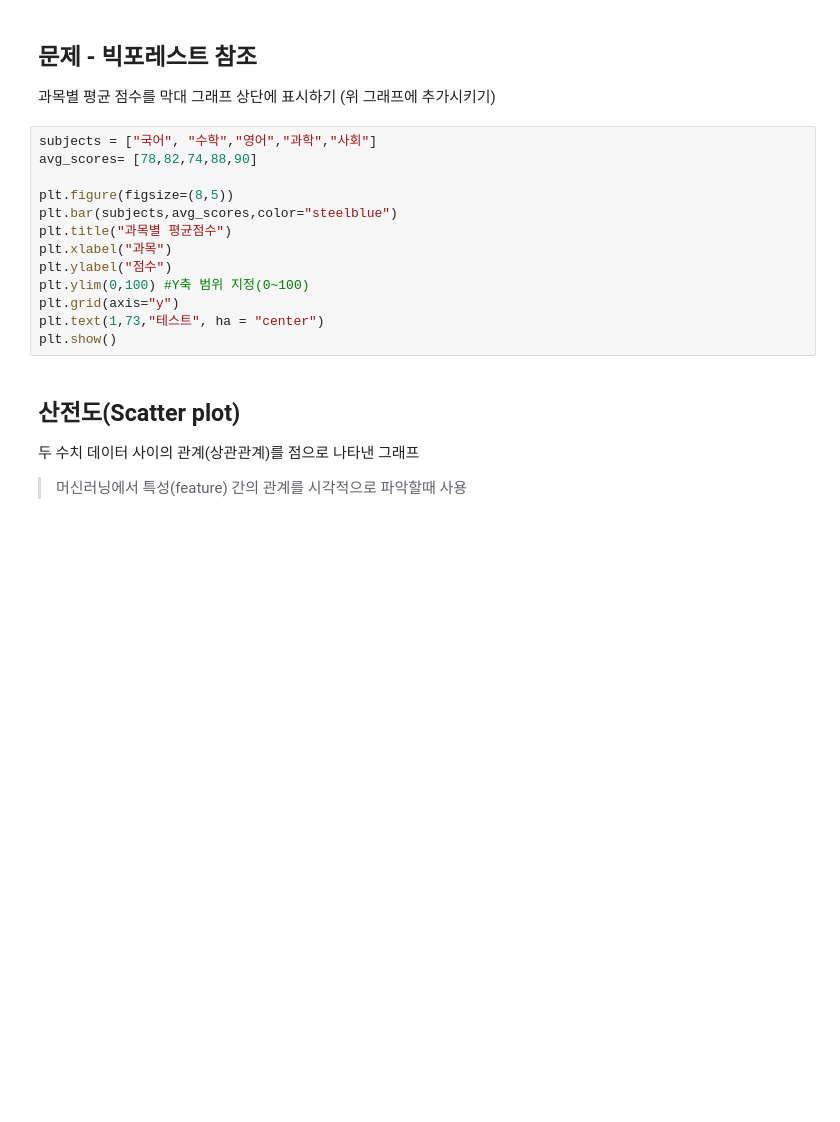
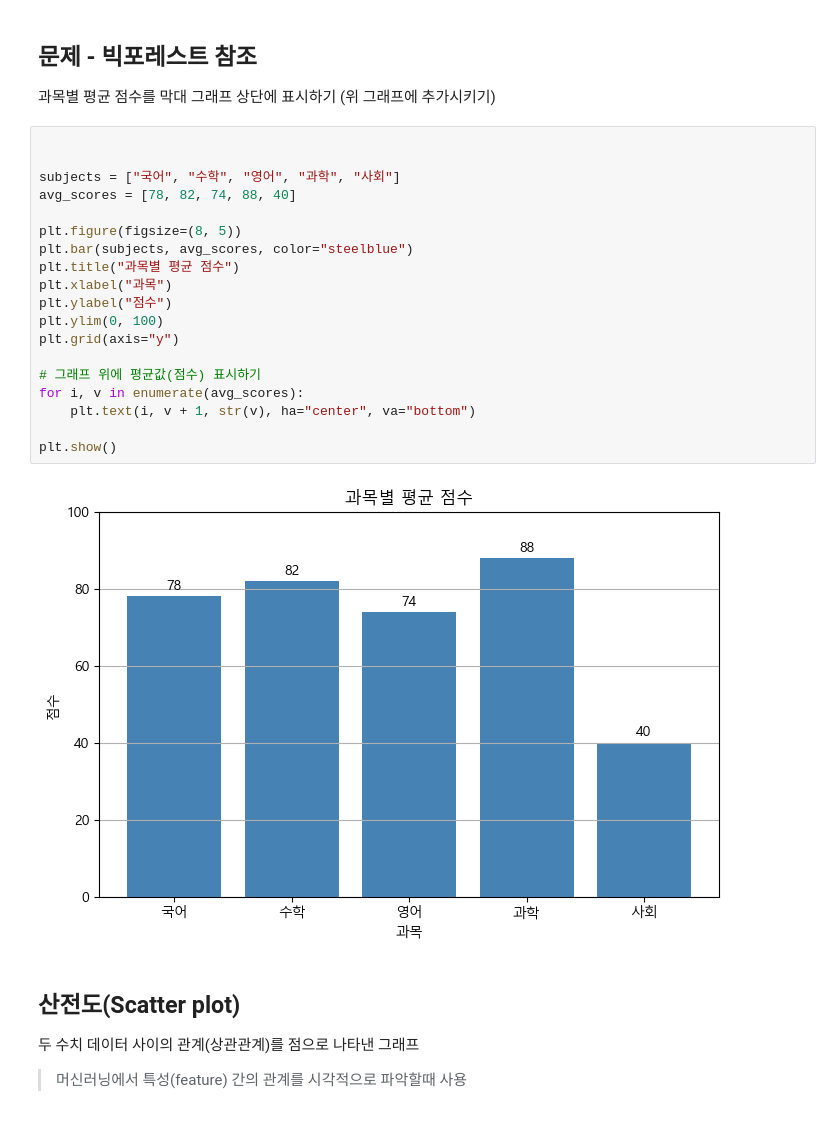
Before and after one commit to aebgbigasi/daeilm-2-3-ai-programmimg, a Jupyter notebook: 7주차.ipynb, the cells around one changed output. Saved outputs shown, nothing was run; the diff lists cells and outputs as text; blank space fills up the shorter version.

```diff
--- a/7주차.ipynb
+++ b/7주차.ipynb
@@ -94,18 +94,26 @@ plt.show()
 
 과목별 평균 점수를 막대 그래프 상단에 표시하기 (위 그래프에 추가시키기)
 # %%
-subjects = ["국어", "수학","영어","과학","사회"]
-avg_scores= [78,82,74,88,90]
 
-plt.figure(figsize=(8,5))
-plt.bar(subjects,avg_scores,color="steelblue")
-plt.title("과목별 평균점수")
+
+subjects = ["국어", "수학", "영어", "과학", "사회"]
+avg_scores = [78, 82, 74, 88, 40]
+
+plt.figure(figsize=(8, 5))
+plt.bar(subjects, avg_scores, color="steelblue")
+plt.title("과목별 평균 점수")
 plt.xlabel("과목")
 plt.ylabel("점수")
-plt.ylim(0,100) #Y축 범위 지정(0~100)
+plt.ylim(0, 100)
 plt.grid(axis="y")
-plt.text(1,73,"테스트", ha = "center")
+
+# 그래프 위에 평균값(점수) 표시하기
+for i, v in enumerate(avg_scores):
+    plt.text(i, v + 1, str(v), ha="center", va="bottom")
+
 plt.show()
+# %% [output]
+[figure, added]
 # %% [markdown]
 ## 산전도(Scatter plot)
  두 수치 데이터 사이의 관계(상관관계)를 점으로 나타낸 그래프
```
